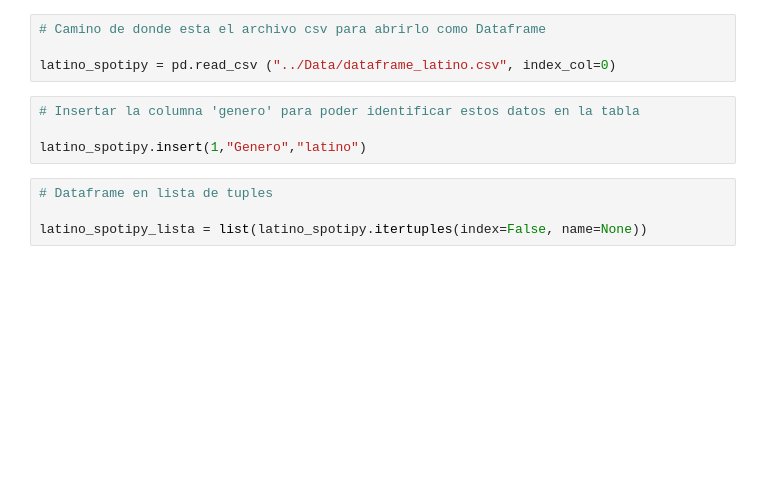
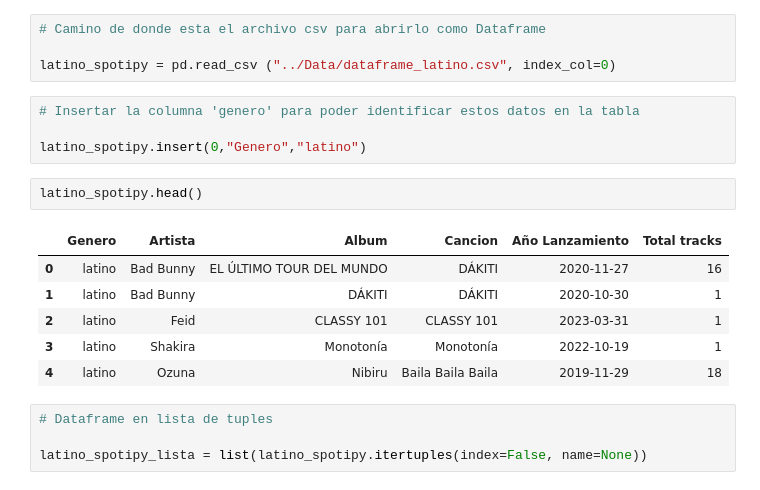
Before and after one commit to mtoledo-rgb/proyecto_spoty-api, a Jupyter notebook: Notebooks/BBDD_python_sql_VF.ipynb, the cells around one changed output. Saved outputs shown, nothing was run; the diff lists cells and outputs as text; blank space fills up the shorter version.

Commit message:
Arreglo el codigo para que los datos del genero latino se inserten en las columnas correctas

```diff
--- a/Notebooks/BBDD_python_sql_VF.ipynb
+++ b/Notebooks/BBDD_python_sql_VF.ipynb
@@ -77,7 +80,16 @@ latino_spotipy = pd.read_csv ("../Data/dataframe_latino.csv", index_col=0)
 # %%
 # Insertar la columna 'genero' para poder identificar estos datos en la tabla
 
-latino_spotipy.insert(1,"Genero","latino")
+latino_spotipy.insert(0,"Genero","latino")
+# %%
+latino_spotipy.head()
+# %% [output]
+|  | Genero | Artista | Album | Cancion | Año Lanzamiento | Total tracks |
+| 0 | latino | Bad Bunny | EL ÚLTIMO TOUR DEL MUNDO | DÁKITI | 2020-11-27 | 16 |
+| 1 | latino | Bad Bunny | DÁKITI | DÁKITI | 2020-10-30 | 1 |
+| 2 | latino | Feid | CLASSY 101 | CLASSY 101 | 2023-03-31 | 1 |
+| 3 | latino | Shakira | Monotonía | Monotonía | 2022-10-19 | 1 |
+| 4 | latino | Ozuna | Nibiru | Baila Baila Baila | 2019-11-29 | 18 |
 # %%
 # Dataframe en lista de tuples
 
```
Also changed, not shown: parts of 7 cells of this notebook.
